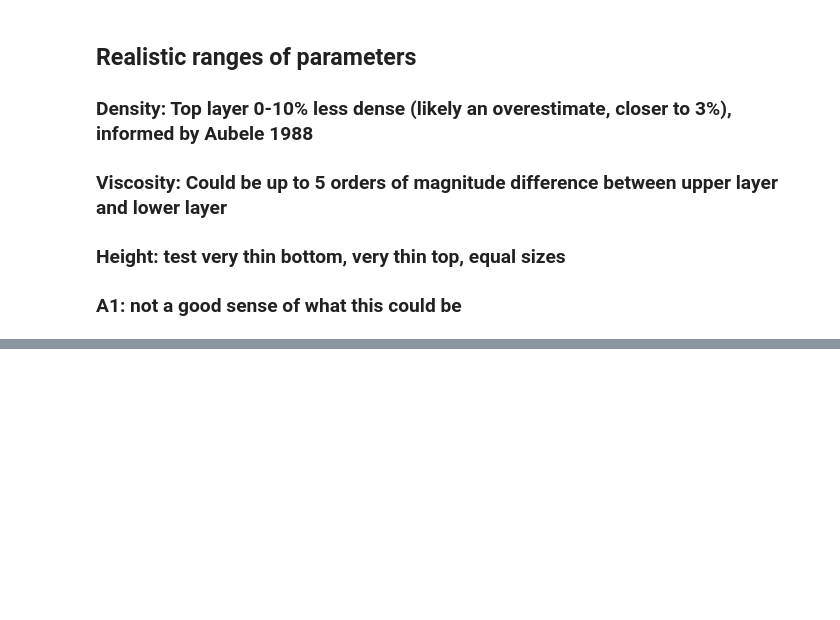
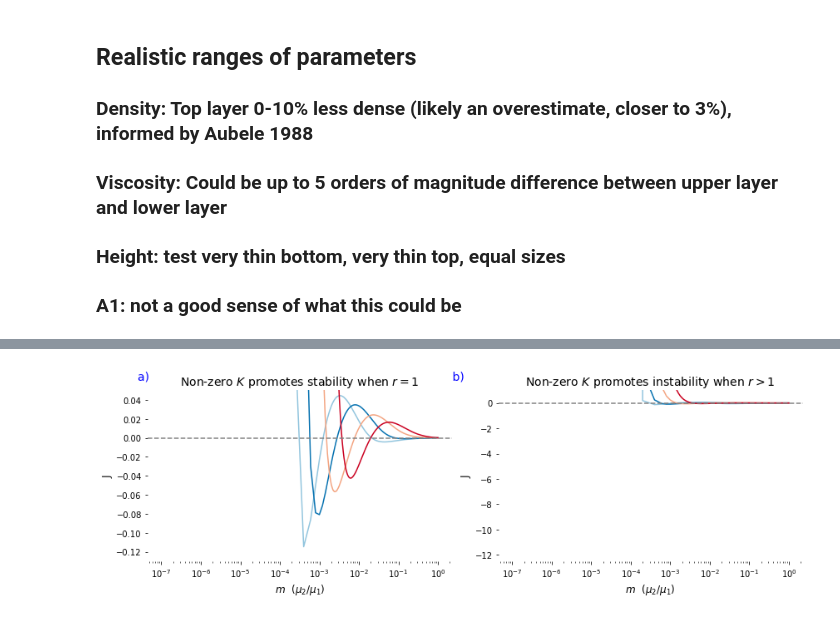
Before and after one commit to saspinner/pahoehoetoaa, a Jupyter notebook: stability_simulations.ipynb, the cells around one changed output, grey strips where cells are left out. Cells and saved outputs as stored; diff of their text form; code cells hidden in the pictures; blank space fills up the shorter version.

```diff
--- a/stability_simulations.ipynb
+++ b/stability_simulations.ipynb
@@ -208,0 +118,36 @@ for dP in dPs:
+# %%
+# Look at velocity results, where things begin to become unstable
+# figure 3, influence of differential pressure on stability
+
+params = params_dict()
+first_process(params)
+fig, (ax1, ax2) = plt.subplots(1,2, figsize=(12,4))
+
+params["mu2s"] = np.linspace(.0000001, .999, N_POINTS)
+# params["visc_title"] = "$K = 0$ , density strat"
+# params["viscosity_lim"] = (-.005, .005)
+# params["x_label"] = ""
+# plot_stability_graph(ax3, **params)
+
+params["legends"] = (0,0,0)
+
+mu2s = params["mu2s"]
+#params["mu2s"] = np.linspace(mu2s[0], mu2s[-1], N_POINTS * 5)
+
+params["dP"] = .01
+params["viscosity_lim"] = (-.13, .05)
+params["visc_title"] = "Non-zero $K$ promotes stability when $r = 1$"
+plot_stability_graph(ax1, **params)
+
+
+params["rho1"] = .97
+params["viscosity_lim"] = (-12.5,1)
+params["visc_title"] = "Non-zero $K$ promotes instability when $r > 1$"
+plot_stability_graph(ax2, **params)
+
+DIST = 180
+fig.suptitle("a)" + " " * int(DIST / 2.2) + "b)" + " " * int(DIST / 2.2), color="blue", fontsize=14)
+plt.tight_layout()
+#fig.savefig("images/paper_dpdx_limited_mu")
+# %% [output]
+[figure, added]
```
Also changed, not shown: parts of 17 cells of this notebook, 1 other file.
